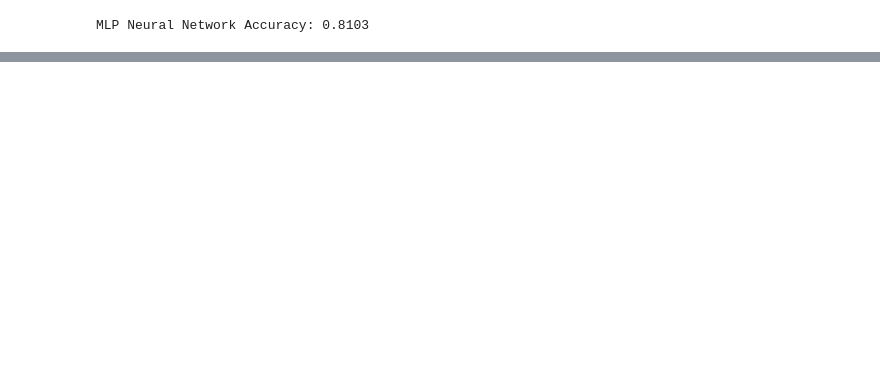
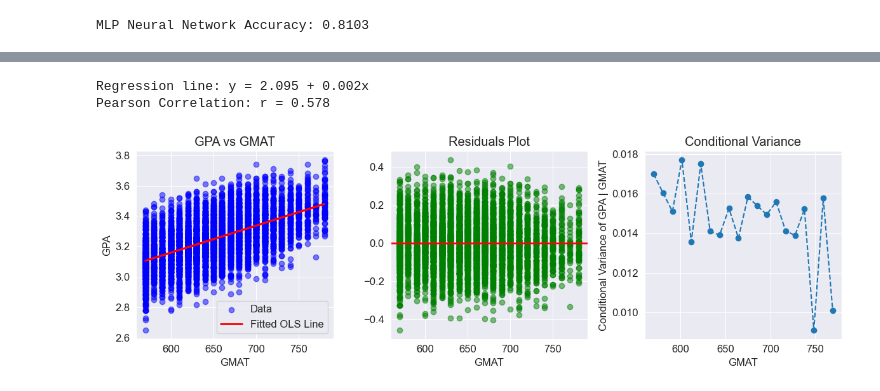
Before and after one commit to Cyndolo/ECE143_Group12, a Jupyter notebook: newMBA.ipynb, the cells around one changed output, grey strips where cells are left out. Saved outputs shown, nothing was run; the diff lists cells and outputs as text; code cells hidden in the pictures; blank space fills up the shorter version.

```diff
--- a/newMBA.ipynb
+++ b/newMBA.ipynb
@@ -405,2 +405,60 @@ print(results_df)
 4                XGB  0.830508   0.799009  0.830508  0.808758
 5                SVM  0.841808   0.708641  0.841808  0.769505
+# %%
+import numpy as np
+import statsmodels.api as sm
+import matplotlib.pyplot as plt
+plt.rcParams.update({'font.size': 12})
+from scipy.stats import pearsonr
+
+x = df['gmat']
+y = df['gpa']
+
+# Assume x and y are given
+X = sm.add_constant(x)  # Add intercept for regression
+model = sm.OLS(y, X).fit()  # Ordinary Least Squares Regression
+y_pred = model.predict(X)  # Predicted values
+residuals = y - y_pred
+
+r, _ = pearsonr(x, y)
+intercept, slope = model.params[0], model.params[1]
+print(f"Regression line: y = {intercept:.3f} + {slope:.3f}x")
+print(f"Pearson Correlation: r = {r:.3f}")
+
+# Estimate conditional variance: Bin X and compute residual variance in each bin
+bin_edges = np.linspace(min(x), max(x), 21)  # Define bins
+bin_indices = np.digitize(x, bins=bin_edges)
+conditional_var = [np.var(residuals[bin_indices == i]) for i in range(1, len(bin_edges))]
+
+# Plot conditional variance
+plt.figure(figsize=(12, 4))
+
+# Subplot 1: Conditional Variance Plot
+plt.subplot(1, 3, 3)
+plt.plot(bin_edges[:-1], conditional_var, marker='o', linestyle='--')
+plt.xlabel("GMAT")
+plt.ylabel("Conditional Variance of GPA | GMAT")
+plt.title("Conditional Variance")
+
+# Subplot 2: 2D Scatter Plot and Fitted Line
+plt.subplot(1, 3, 1)
+plt.scatter(x, y, label="Data", color="blue", alpha=0.5)
+plt.plot(x, y_pred, label="Fitted OLS Line", color="red", linewidth=2)
+plt.xlabel("GMAT")
+plt.ylabel("GPA")
+plt.title("GPA vs GMAT")
+plt.legend()
+
+# Subplot 3: Residuals Plot
+plt.subplot(1, 3, 2)
+plt.scatter(x, residuals, label="Residuals", color="green", alpha=0.5)
+plt.axhline(y=0, color='red', linewidth=2)
+plt.xlabel("GMAT")
+plt.title("Residuals Plot")
+
+plt.tight_layout()
+plt.show()
+# %% [output]
+Regression line: y = 2.095 + 0.002x
+Pearson Correlation: r = 0.578
+[figure, added]
```
Also changed, not shown: parts of 18 cells of this notebook.
